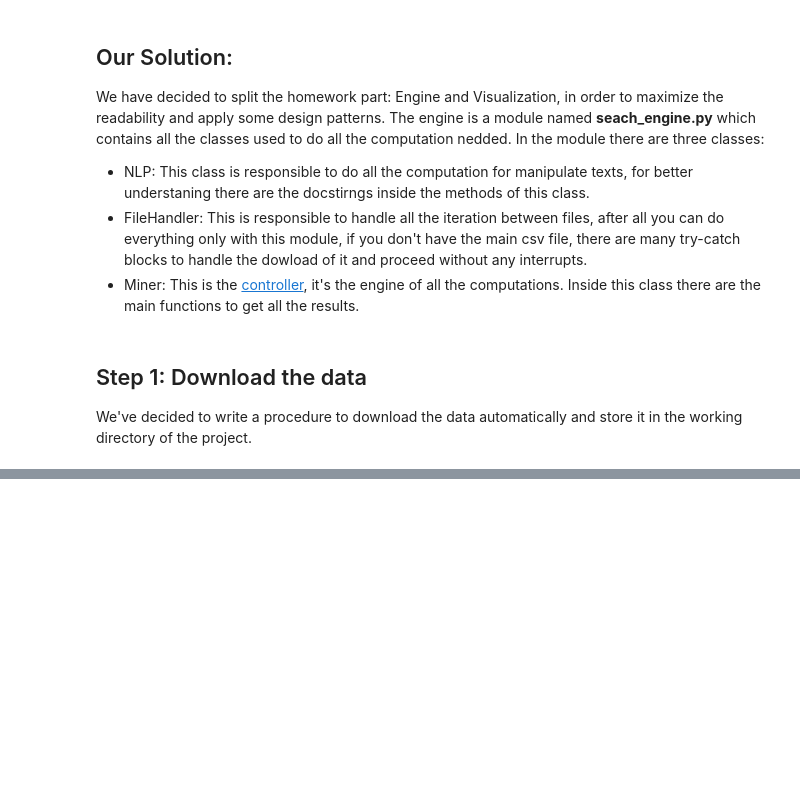
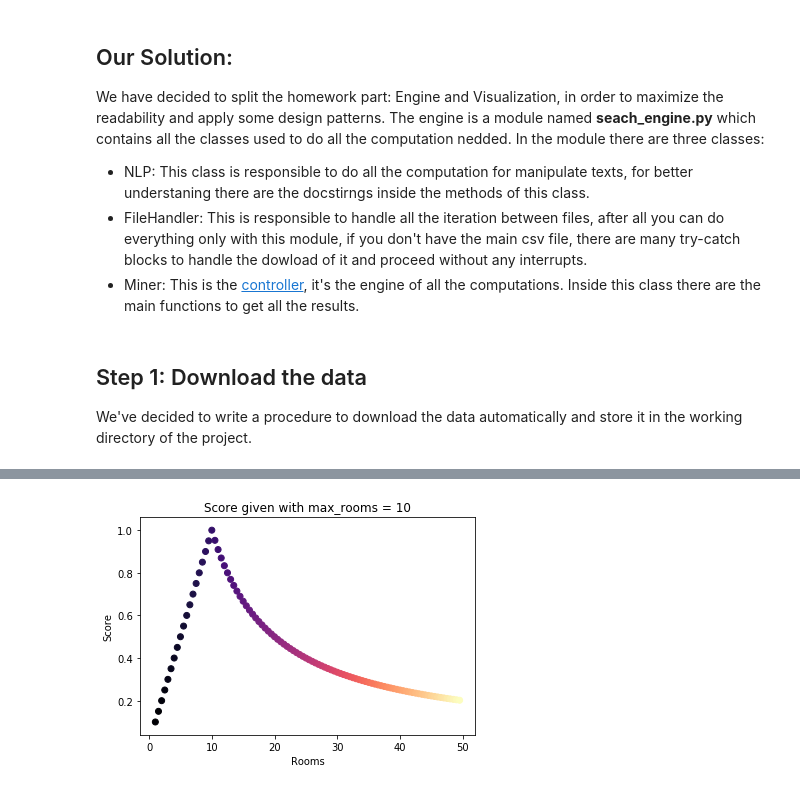
Before and after one commit to lrnzgiusti/ADM-HW3-GP2, a Jupyter notebook: ADM-HW3-GP2.ipynb, the cells around one changed output, grey strips where cells are left out. Drawn from its saved outputs; the diff is of its cells as text; code cells hidden in the pictures; blank space fills up the shorter version.

```diff
--- a/ADM-HW3-GP2.ipynb
+++ b/ADM-HW3-GP2.ipynb
@@ -29,0 +274,11 @@ In order to
+# %%
+x = np.arange(1, 50, 0.5)
+rooms_getter = np.vectorize(rooms_getter)
+y = rooms_getter(x, 10)
+plt.scatter(x,y, c=x, cmap=cm.magma)
+plt.xlabel('Rooms')
+plt.ylabel('Score')
+plt.title('Score given with max_rooms = 10')
+plt.show()
+# %% [output]
+[figure, added]
```
Also changed, not shown: parts of 37 cells of this notebook, 3 other files.
